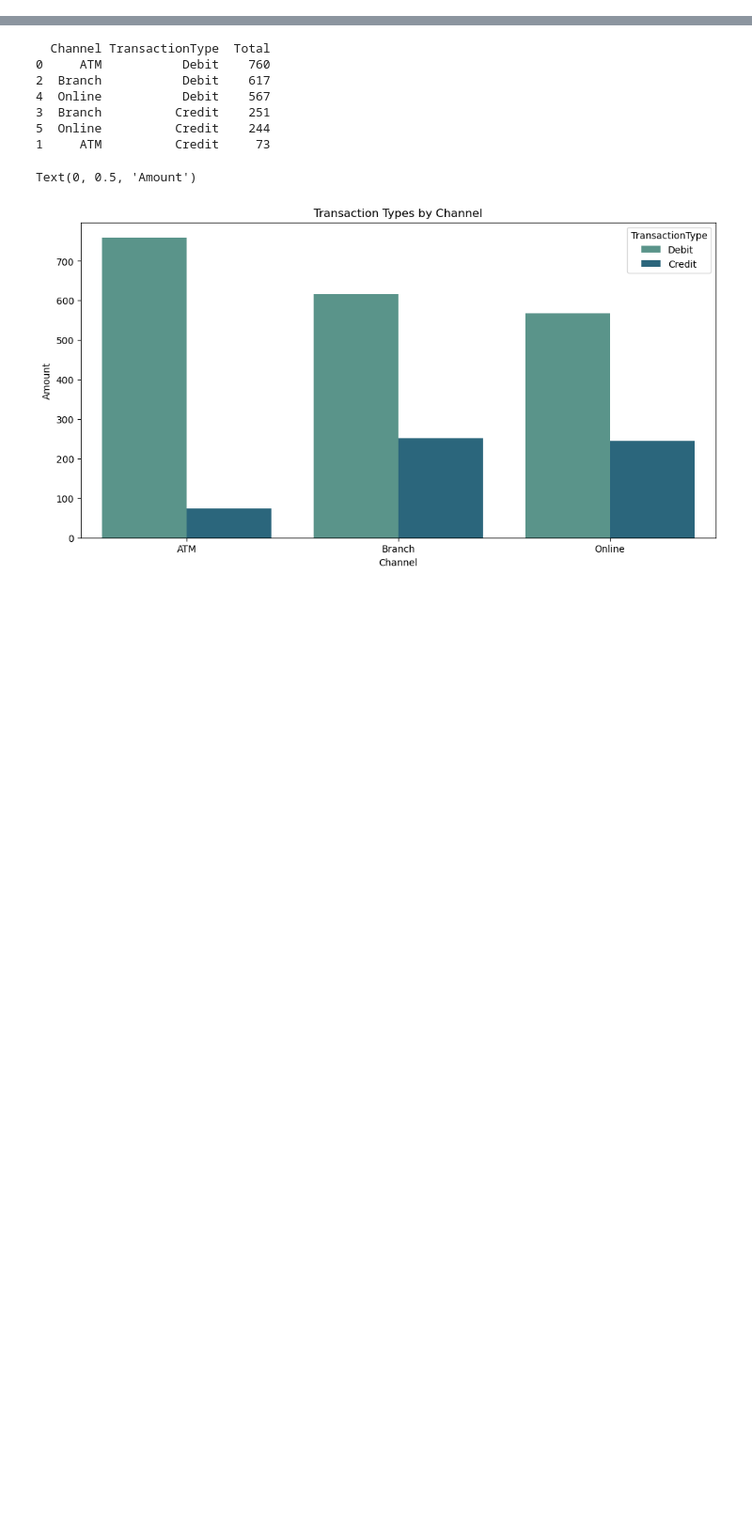
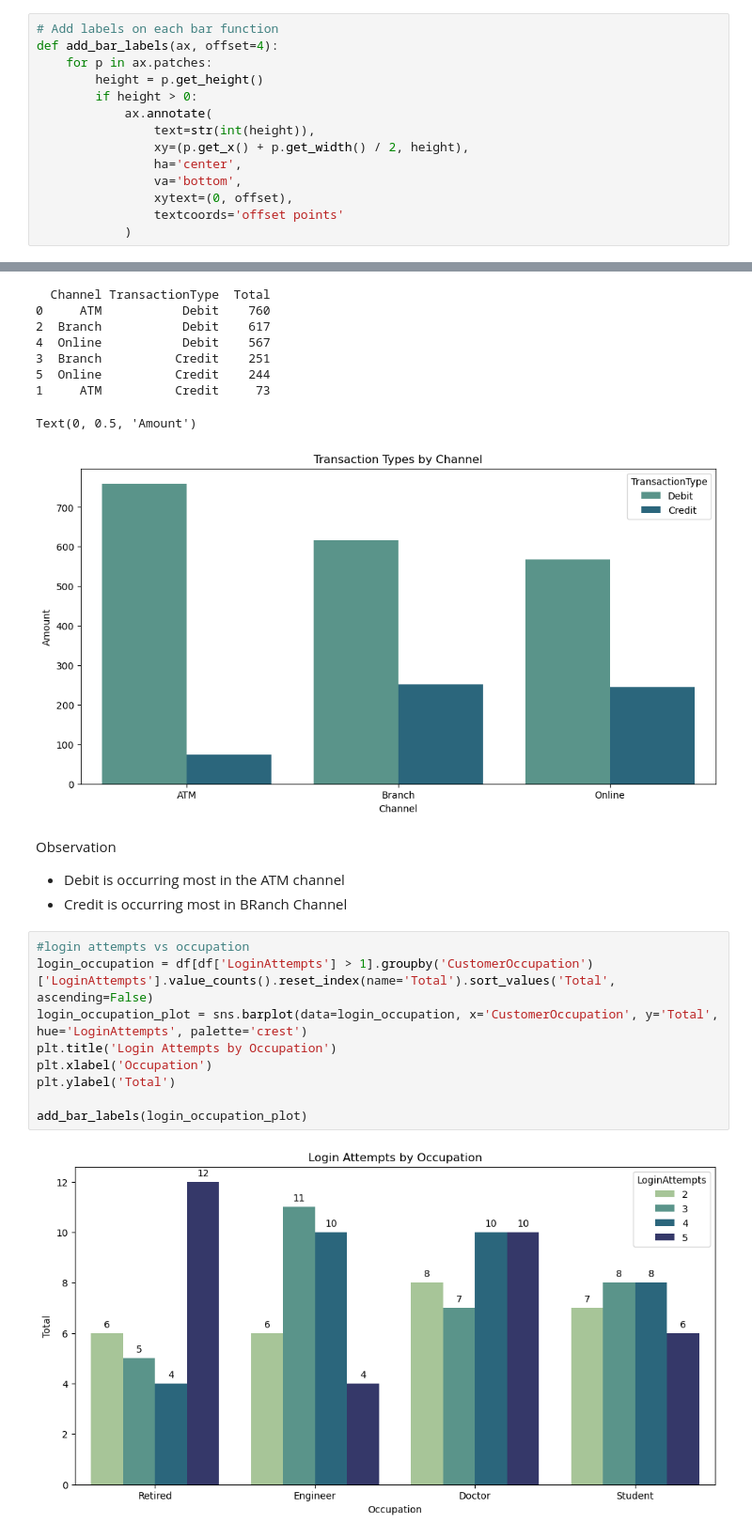
Before and after one commit to mahabub-rah/Fundamental-ML-Project, a Jupyter notebook: unSuperviesed _bank_data/main.ipynb, the cells around one changed output, grey strips where cells are left out. Shown at 94% size. Cells and saved outputs as stored; diff of their text form; blank space fills up the shorter version.

Commit message:
BAnk data EDA

```diff
--- a/unSuperviesed _bank_data/main.ipynb
+++ b/unSuperviesed _bank_data/main.ipynb
@@ -228,3 +234,17 @@ Observation
+# %%
+# Add labels on each bar function
+def add_bar_labels(ax, offset=4):
+    for p in ax.patches:
+        height = p.get_height()
+        if height > 0:
+            ax.annotate(
+                text=str(int(height)),
+                xy=(p.get_x() + p.get_width() / 2, height),
+                ha='center',
+                va='bottom',
+                xytext=(0, offset),
+                textcoords='offset points'
+            )
 # %%
 # login attempts by channel
 login_attempts = df[df['LoginAttempts'] > 1].groupby('Channel')['LoginAttempts'].value_counts().reset_index(name='Total').sort_values('Total', ascending=False)
@@ -298,3 +309,18 @@ plt.ylabel('Amount')
 1     ATM          Credit     73
 Text(0, 0.5, 'Amount')
 [figure]
+# %% [markdown]
+Observation
+- Debit is occurring most in the ATM channel
+- Credit is occurring most in BRanch Channel
+# %%
+#login attempts vs occupation
+login_occupation = df[df['LoginAttempts'] > 1].groupby('CustomerOccupation')['LoginAttempts'].value_counts().reset_index(name='Total').sort_values('Total', ascending=False)
+login_occupation_plot = sns.barplot(data=login_occupation, x='CustomerOccupation', y='Total', hue='LoginAttempts', palette='crest')
+plt.title('Login Attempts by Occupation')
+plt.xlabel('Occupation')
+plt.ylabel('Total')
+
+add_bar_labels(login_occupation_plot)
+# %% [output]
+[figure, added]
```
Also changed, not shown: parts of 10 cells of this notebook.
